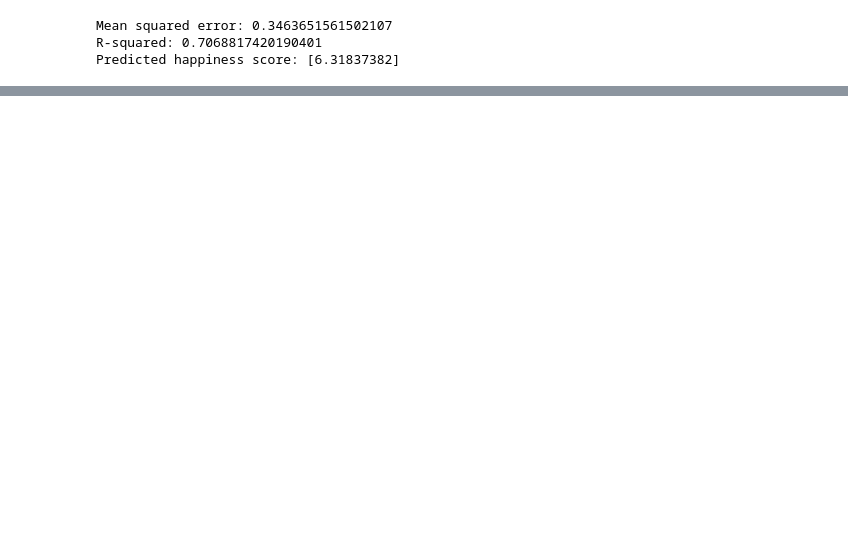
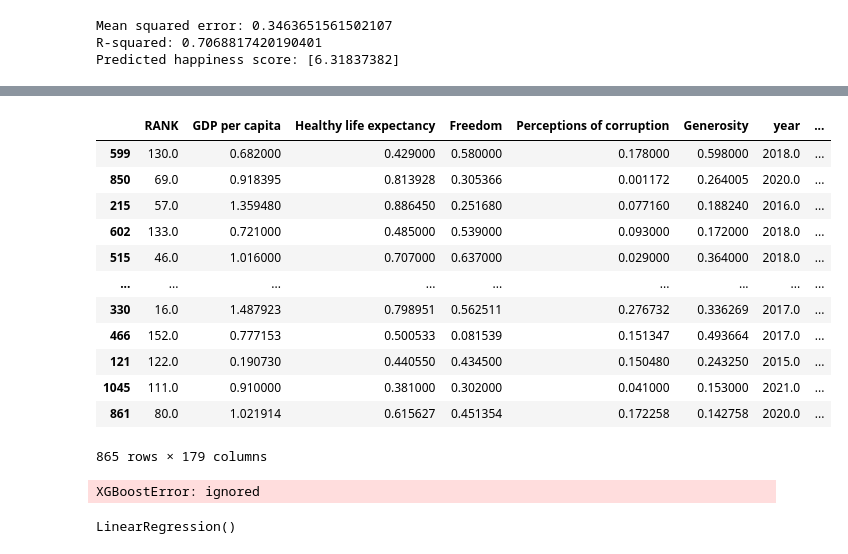
Before and after one commit to dileepadrd/project_2, a Jupyter notebook: Project2_Happyness_report.ipynb, the cells around one changed output, grey strips where cells are left out. Saved outputs shown, nothing was run; the diff lists cells and outputs as text; code cells hidden in the pictures; blank space fills up the shorter version.

```diff
--- a/Project2_Happyness_report.ipynb
+++ b/Project2_Happyness_report.ipynb
@@ -312,0 +733,6 @@ Predicted happiness score: [6.31837382]
+# %%
+# Using the Pandas concat function, combine the DataFrames the contain the encoded categorical data and the numerical data
+happiness_processed_df = pd.concat([numerical_variables_df,encoded_df],axis=1)
+
+# Reveiw the DataFrame
+happiness_processed_df.head()
@@ -312,0 +749,6 @@ Predicted happiness score: [6.31837382]
+# %%
+# Define the target set y using the Attrition_Yes column
+y = happiness_processed_df['Happiness score']
+
+# Display a sample of y
+y[:5]
@@ -312,0 +762,6 @@ Predicted happiness score: [6.31837382]
+# %%
+# Define features set X by selecting all columns except 'Happiness score'
+X = happiness_processed_df.drop(columns=['Happiness score','year'])
+
+# Review the features DataFrame
+X.head()
@@ -312,0 +776,3 @@ Predicted happiness score: [6.31837382]
+# %%
+# Split the data into training and testing sets
+X_train, X_test, y_train, y_test = train_test_split(X, y, test_size=0.2, random_state=42)
@@ -312,0 +798,22 @@ Predicted happiness score: [6.31837382]
+# %%
+# Drop nan value
+X_train.dropna()
+# %% [output]
+|  | RANK | GDP per capita | Healthy life expectancy | Freedom | Perceptions of corruption | Generosity | year | ... |
+| 599 | 130.0 | 0.682000 | 0.429000 | 0.580000 | 0.178000 | 0.598000 | 2018.0 | ... |
+| 850 | 69.0 | 0.918395 | 0.813928 | 0.305366 | 0.001172 | 0.264005 | 2020.0 | ... |
+| 215 | 57.0 | 1.359480 | 0.886450 | 0.251680 | 0.077160 | 0.188240 | 2016.0 | ... |
+| 602 | 133.0 | 0.721000 | 0.485000 | 0.539000 | 0.093000 | 0.172000 | 2018.0 | ... |
+| 515 | 46.0 | 1.016000 | 0.707000 | 0.637000 | 0.029000 | 0.364000 | 2018.0 | ... |
+| ... | ... | ... | ... | ... | ... | ... | ... | ... |
+| 330 | 16.0 | 1.487923 | 0.798951 | 0.562511 | 0.276732 | 0.336269 | 2017.0 | ... |
+| 466 | 152.0 | 0.777153 | 0.500533 | 0.081539 | 0.151347 | 0.493664 | 2017.0 | ... |
+| 121 | 122.0 | 0.190730 | 0.440550 | 0.434500 | 0.150480 | 0.243250 | 2015.0 | ... |
+| 1045 | 111.0 | 0.910000 | 0.381000 | 0.302000 | 0.041000 | 0.153000 | 2021.0 | ... |
+| 861 | 80.0 | 1.021914 | 0.615627 | 0.451354 | 0.172258 | 0.142758 | 2020.0 | ... |
+865 rows × 179 columns
+# %%
+# Fit to the training data
+happiness_model.fit(X_train, y_train)
+# %% [output]
+XGBoostError: ignored
@@ -312,0 +827,6 @@ Predicted happiness score: [6.31837382]
+# %%
+# Define the linear regression model and fit to the training data
+lr_model = LinearRegression()
+lr_model.fit(X_train, y_train)
+# %% [output]
+LinearRegression()
```
Also changed, not shown: parts of 54 cells of this notebook, 5 other files.
